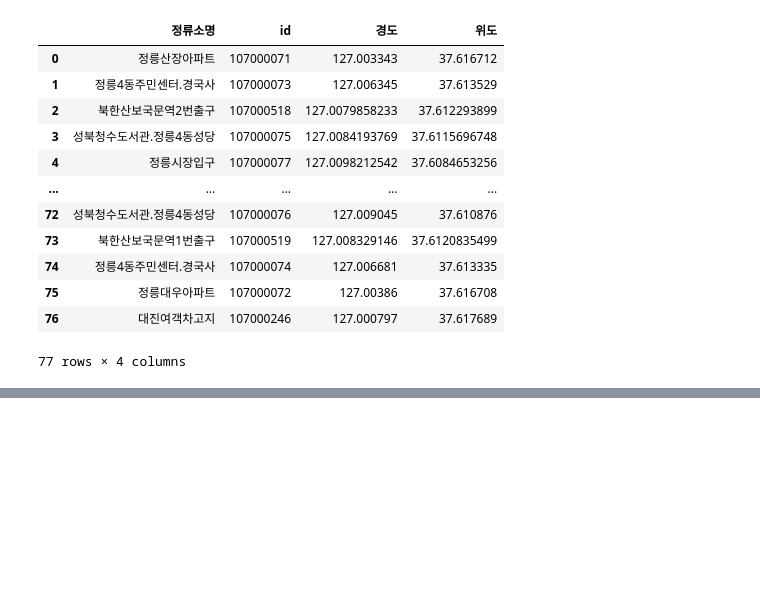
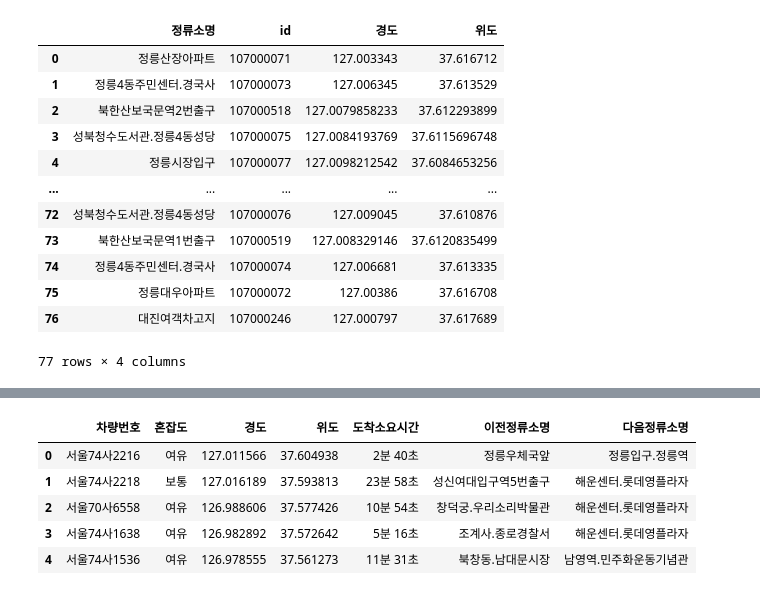
Before and after one commit to hora4444/ai, a Jupyter notebook: source/01_python/ch14_웹데이터수집1_정적_공공api.ipynb, the cells around one changed output, grey strips where cells are left out. Saved outputs shown, nothing was run; the diff lists cells and outputs as text; code cells hidden in the pictures; blank space fills up the shorter version.

```diff
--- a/source/01_python/ch14_웹데이터수집1_정적_공공api.ipynb
+++ b/source/01_python/ch14_웹데이터수집1_정적_공공api.ipynb
@@ -1060,0 +1130,9 @@ df_position
+# %%
+df.drop(['이전정류소id','다음정류소id'], axis=1).head()
+# %% [output]
+|  | 차량번호 | 혼잡도 | 경도 | 위도 | 도착소요시간 | 이전정류소명 | 다음정류소명 |
+| 0 | 서울74사2216 | 여유 | 127.011566 | 37.604938 | 2분 40초 | 정릉우체국앞 | 정릉입구.정릉역 |
+| 1 | 서울74사2218 | 보통 | 127.016189 | 37.593813 | 23분 58초 | 성신여대입구역5번출구 | 해운센터.롯데영플라자 |
+| 2 | 서울70사6558 | 여유 | 126.988606 | 37.577426 | 10분 54초 | 창덕궁.우리소리박물관 | 해운센터.롯데영플라자 |
+| 3 | 서울74사1638 | 여유 | 126.982892 | 37.572642 | 5분 16초 | 조계사.종로경찰서 | 해운센터.롯데영플라자 |
+| 4 | 서울74사1536 | 여유 | 126.978555 | 37.561273 | 11분 31초 | 북창동.남대문시장 | 남영역.민주화운동기념관 |
```
Also changed, not shown: parts of 11 cells of this notebook, 5 other files.
